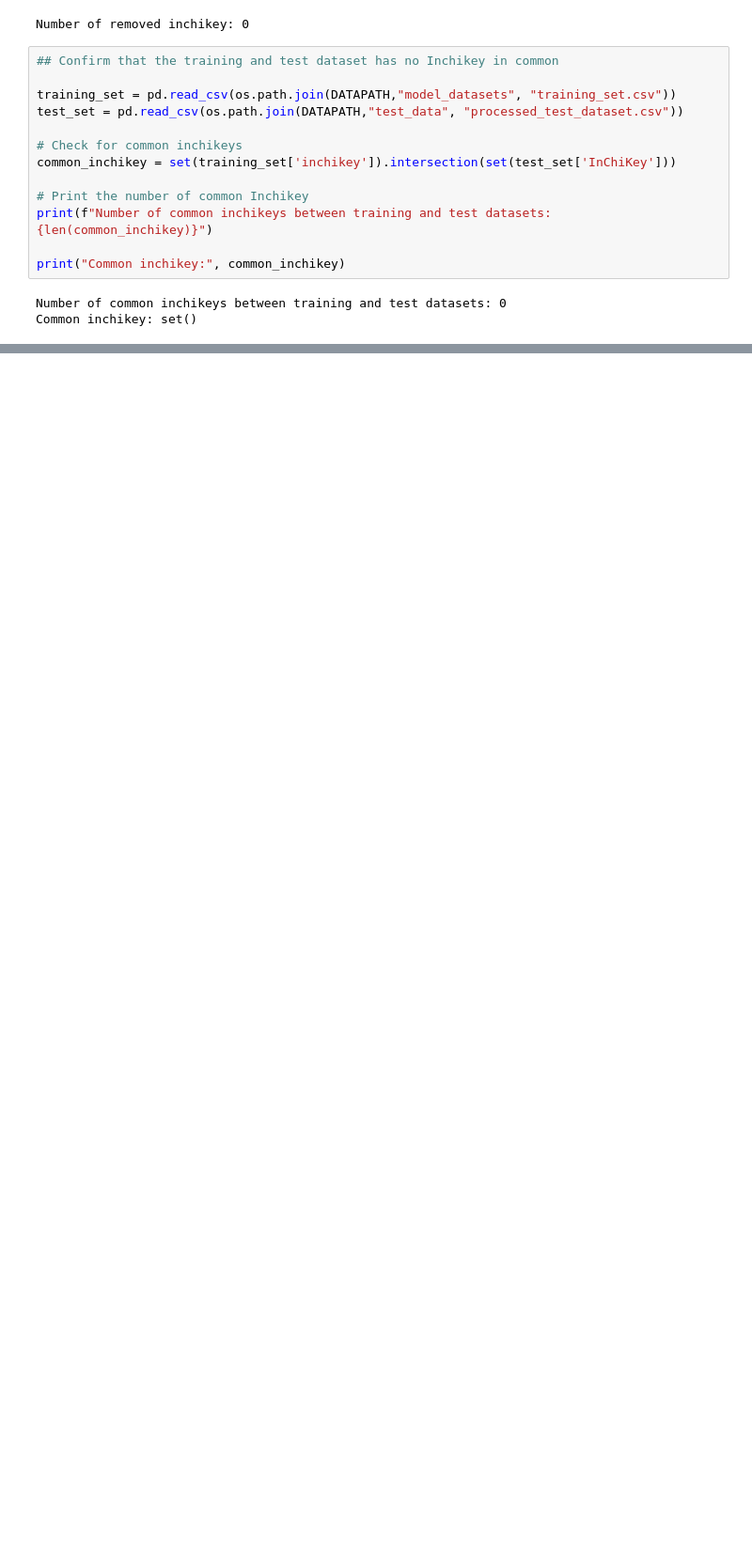
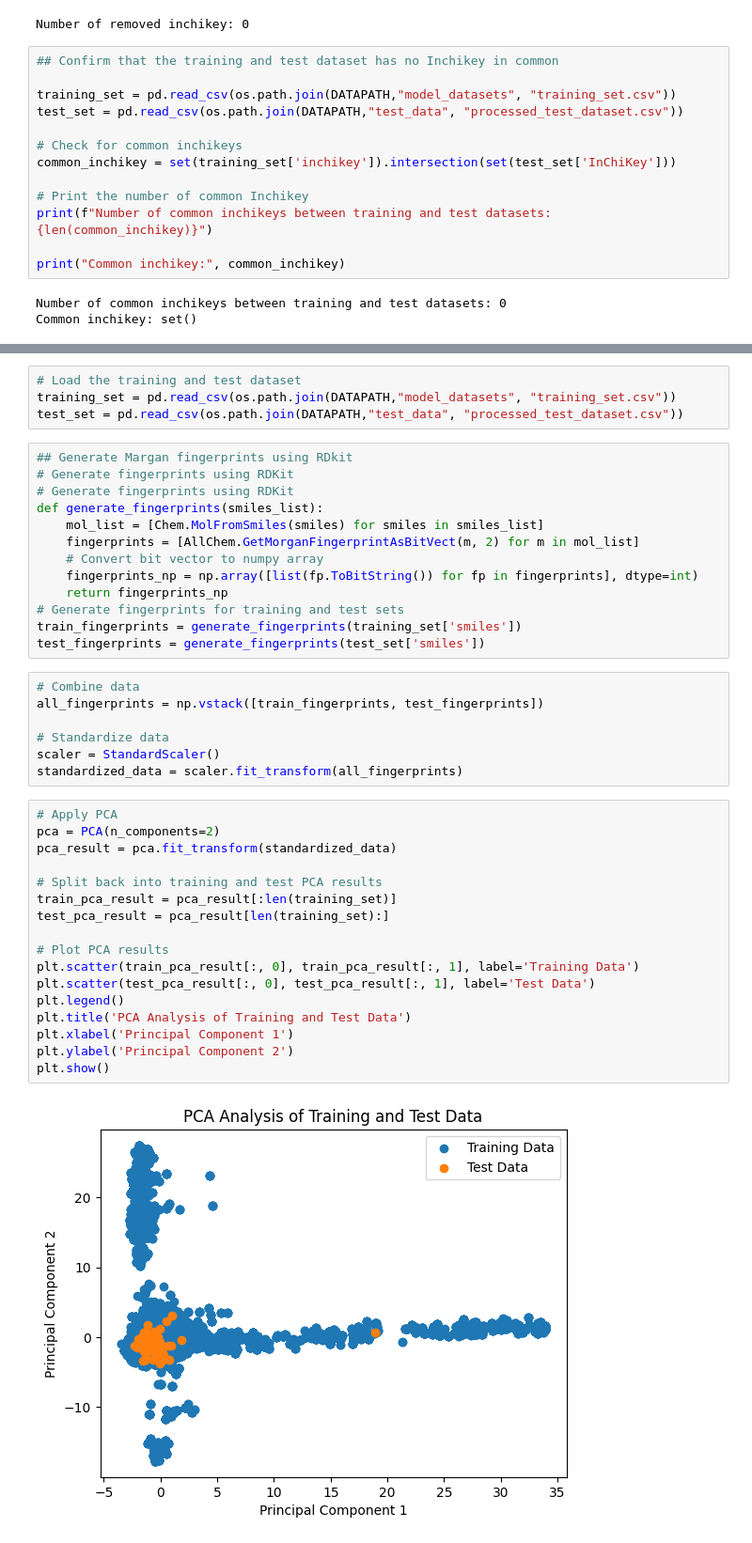
Before and after one commit to ersilia-os/model-validations, a Jupyter notebook: hERG/notebooks/00_data_processing.ipynb, the cells around one changed output, grey strips where cells are left out. Shown at 94% size. Saved outputs shown, nothing was run; the diff lists cells and outputs as text; blank space fills up the shorter version.

```diff
--- a/hERG/notebooks/00_data_processing.ipynb
+++ b/hERG/notebooks/00_data_processing.ipynb
@@ -338,0 +349,43 @@ Common inchikey: set()
+# %%
+# Load the training and test dataset
+training_set = pd.read_csv(os.path.join(DATAPATH,"model_datasets", "training_set.csv"))
+test_set = pd.read_csv(os.path.join(DATAPATH,"test_data", "processed_test_dataset.csv"))
+# %%
+## Generate Margan fingerprints using RDkit
+# Generate fingerprints using RDKit
+# Generate fingerprints using RDKit
+def generate_fingerprints(smiles_list):
+    mol_list = [Chem.MolFromSmiles(smiles) for smiles in smiles_list]
+    fingerprints = [AllChem.GetMorganFingerprintAsBitVect(m, 2) for m in mol_list]
+    # Convert bit vector to numpy array
+    fingerprints_np = np.array([list(fp.ToBitString()) for fp in fingerprints], dtype=int)
+    return fingerprints_np
+# Generate fingerprints for training and test sets
+train_fingerprints = generate_fingerprints(training_set['smiles'])
+test_fingerprints = generate_fingerprints(test_set['smiles'])
+# %%
+# Combine data
+all_fingerprints = np.vstack([train_fingerprints, test_fingerprints])
+
+# Standardize data
+scaler = StandardScaler()
+standardized_data = scaler.fit_transform(all_fingerprints)
+# %%
+# Apply PCA
+pca = PCA(n_components=2)
+pca_result = pca.fit_transform(standardized_data)
+
+# Split back into training and test PCA results
+train_pca_result = pca_result[:len(training_set)]
+test_pca_result = pca_result[len(training_set):]
+
+# Plot PCA results
+plt.scatter(train_pca_result[:, 0], train_pca_result[:, 1], label='Training Data')
+plt.scatter(test_pca_result[:, 0], test_pca_result[:, 1], label='Test Data')
+plt.legend()
+plt.title('PCA Analysis of Training and Test Data')
+plt.xlabel('Principal Component 1')
+plt.ylabel('Principal Component 2')
+plt.show()
+# %% [output]
+[figure, added]
```
Also changed, not shown: parts of 1 cell of this notebook.
